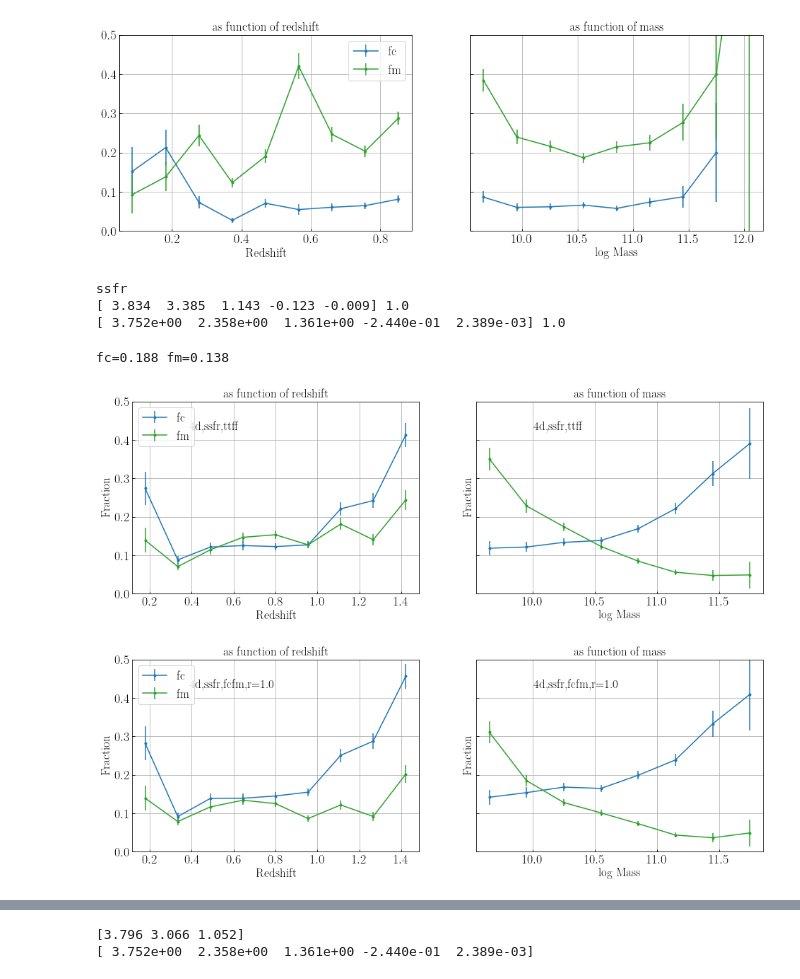
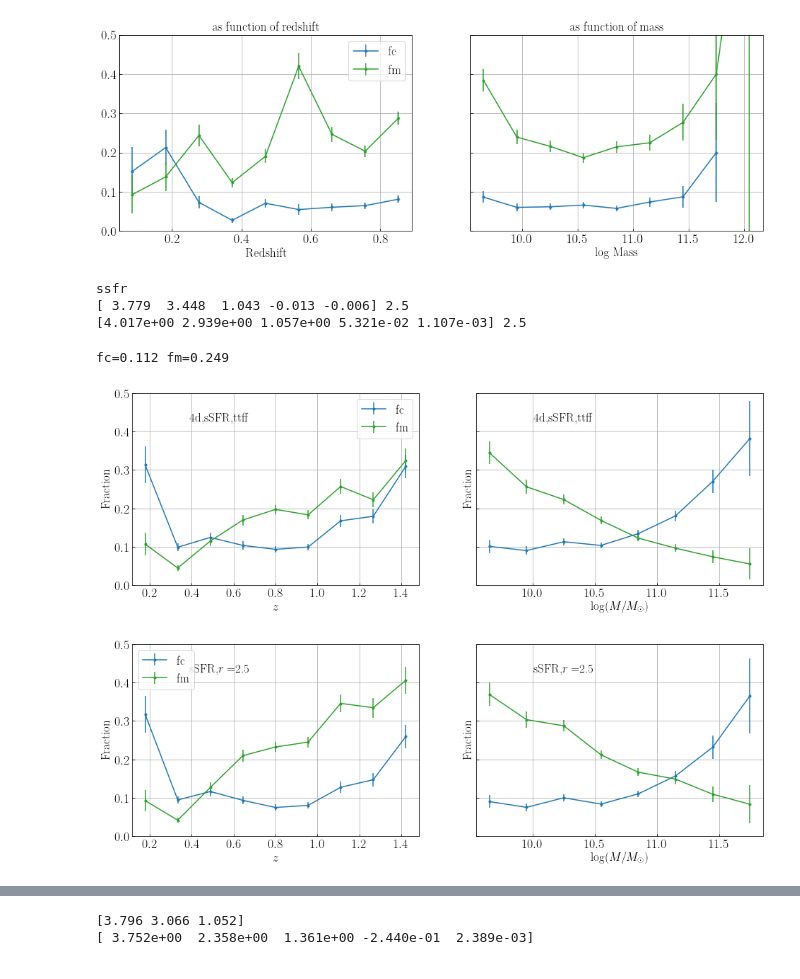
Before and after one commit to LejayChen/massive_gals, a Jupyter notebook: lephare_nuvrk_new.ipynb, the cells around one changed output, grey strips where cells are left out. Drawn from its saved outputs; the diff is of its cells as text; code cells hidden in the pictures.

```diff
--- a/lephare_nuvrk_new.ipynb
+++ b/lephare_nuvrk_new.ipynb
@@ -1158,7 +1158,7 @@ def plot_fcfm(data, q_labels, q, sf, label='',eval_type='q',plot=True, title = '
         axs[0].errorbar((z_binl[:-1]+z_binl[1:])/2,fc,yerr=fc_err,fmt='.-',label='fc',color='tab:blue')
         axs[0].errorbar((z_binl[:-1]+z_binl[1:])/2,fm,yerr=fm_err,fmt='.-',label='fm',color='tab:green')
         axs[0].legend(fontsize=17)
-        axs[0].set_xlabel('Redshift',fontsize=17)
+        axs[0].set_xlabel('$z$',fontsize=17)
         axs[0].set_ylabel('Fraction',fontsize=17)
         axs[0].set_title(title,fontsize=17)
         axs[0].annotate(label,xy=([0.2,0.85]),xycoords='axes fraction',fontsize=17,color='k')
@@ -1205,7 +1205,7 @@ def plot_fcfm(data, q_labels, q, sf, label='',eval_type='q',plot=True, title = '
         m_binl=np.array(m_binl)
         axs[1].errorbar((m_binl[:-1]+m_binl[1:])/2, fc, yerr=fc_err,fmt='.-',color='tab:blue')
         axs[1].errorbar((m_binl[:-1]+m_binl[1:])/2, fm, yerr=fm_err,fmt='.-',color='tab:green')
-        axs[1].set_xlabel('log Mass',fontsize=17)
+        axs[1].set_xlabel('$\log(M/M_\odot)$',fontsize=17)
         axs[1].set_ylabel('Fraction',fontsize=17)
         axs[1].set_title(title,fontsize=17)
         axs[1].annotate(label,xy=([0.2,0.85]),xycoords='axes fraction',fontsize=17,color='k')
@@ -1807,30 +1807,30 @@ plot_fcfm(data, q_labels_ssfr, q, sf)
 # %%
 # ttff (Angelo's method) vs fcfm (4D, ssfr)
 c20_ref_type = 'ssfr'
 print(c20_ref_type,photoz_type_show)
 
-r=1.0
-params_ssfr_ttff = np.load('best_params_4d_ssfr'+photoz_type_show+'_ttff'+'_'+str(r)+'.npy')
-params_ssfr_fcfm = np.load('best_params_4d_ssfr'+photoz_type_show+'_fcfm'+'_'+str(r)+'.npy')
+r=2.5
+params_ssfr_ttff = np.load('best_params_4d_ssfr'+photoz_type_show+'_ttff'+'_'+str(r)+'_z15.npy')
+params_ssfr_fcfm = np.load('best_params_4d_ssfr'+photoz_type_show+'_fcfm'+'_'+str(r)+'_z15.npy')
 # params_ssfr_fcfm  = np.array([3.435,  1.574,  1.185, -0.207,  0.021])
 print(params_ssfr_ttff,r)
 print(params_ssfr_fcfm,r)
 
 delta_boundary = data_test[:,1] - boundary_4d(data_test[:,0], params_ssfr_ttff[0], params_ssfr_ttff[1], params_ssfr_ttff[2],params_ssfr_ttff[3],params_ssfr_ttff[4],data_test[:,2],data_test[:,3])
 q = delta_boundary>0
 sf = delta_boundary<=0
-fc,fm = plot_fcfm(data_test, q_labels_ssfr_test, q, sf, '4d,ssfr,ttff')
+fc,fm = plot_fcfm(data_test, q_labels_ssfr_test, q, sf, '4d,sSFR,ttff')
 plt.plot()
 
 delta_boundary = data_test[:,1] - boundary_4d(data_test[:,0], params_ssfr_fcfm[0], params_ssfr_fcfm[1], params_ssfr_fcfm[2],params_ssfr_fcfm[3],params_ssfr_fcfm[4],data_test[:,2],data_test[:,3])
 q = delta_boundary>0
 sf = delta_boundary<=0
-fc,fm = plot_fcfm(data_test, q_labels_ssfr_test, q, sf, '4d,ssfr,fcfm,r='+str(r))
+fc,fm = plot_fcfm(data_test, q_labels_ssfr_test, q, sf, 'sSFR,$r=$'+str(r))
 print('fc='+str(round(fc,3)),'fm='+str(round(fm,3)))
 # %% [output]
 ssfr
-[ 3.834  3.385  1.143 -0.123 -0.009] 1.0
-[ 3.752e+00  2.358e+00  1.361e+00 -2.440e-01  2.389e-03] 1.0
+[ 3.779  3.448  1.043 -0.013 -0.006] 2.5
+[4.017e+00 2.939e+00 1.057e+00 5.321e-02 1.107e-03] 2.5
-fc=0.188 fm=0.138
+fc=0.112 fm=0.249
-[figure, old version]
+[figure, new version]
-[figure, old version]
+[figure, new version]
```
Also changed, not shown: parts of 11 cells of this notebook.
